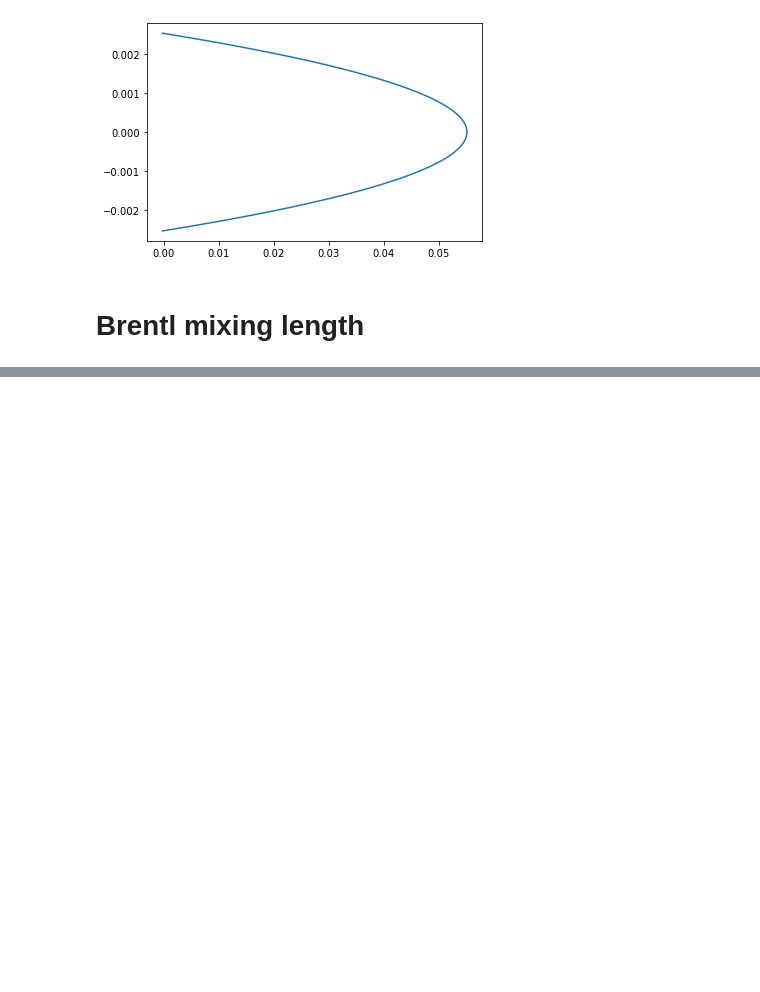
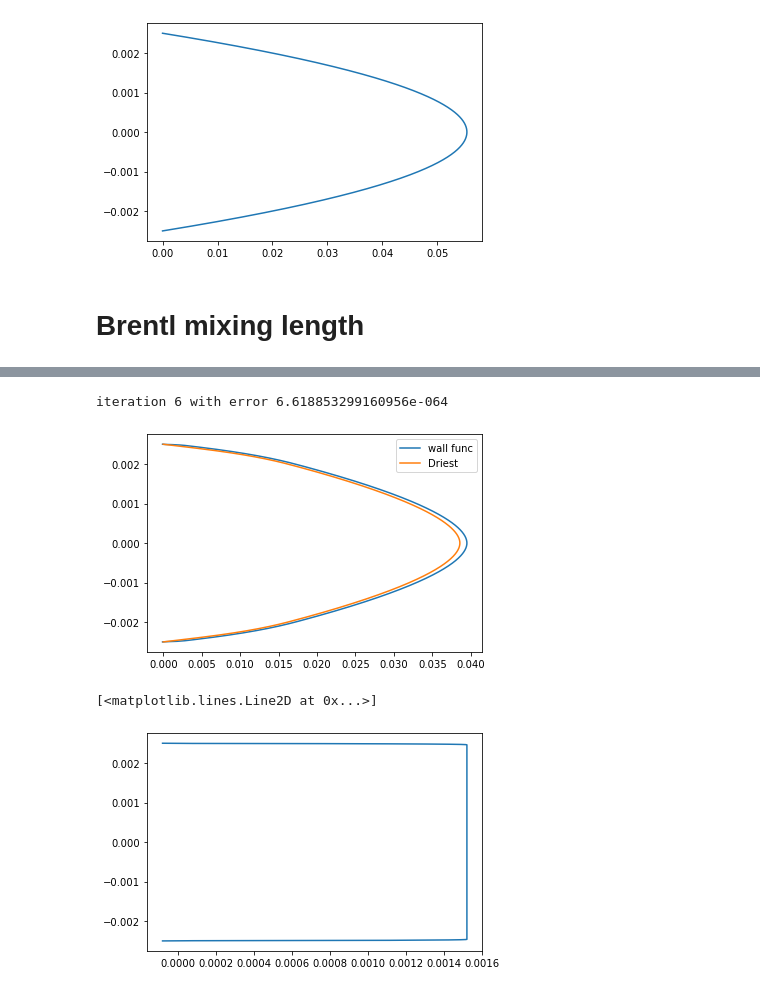
Before and after one commit to Toothpastefairy/comp_multphase_flow, a Jupyter notebook: bloodyguys.ipynb, the cells around one changed output, grey strips where cells are left out. Drawn from its saved outputs; the diff is of its cells as text; code cells hidden in the pictures; blank space fills up the shorter version.

```diff
--- a/bloodyguys.ipynb
+++ b/bloodyguys.ipynb
@@ -125,0 +239,48 @@ plt.show()
+# %%
+# Wall Function Constants
+velocity_new = velocity_turbulent
+E = 9.8
+kappa = 0.41
+
+i = 0
+error = 1
+epsilon = 1e-5
+while error > epsilon:
+    velocity = velocity_new
+
+    # Calculate the new y_plus
+    tau_wall = velocity[1] / system.y_wall[1]
+    u_tau = np.sqrt(tau_wall / system.rho)
+    nu_0 = (mu_turbulent / system.rho)
+    y_plus = system.y_wall * u_tau / nu_0
+
+    # Add new nu for at wall
+    nu_plus = np.zeros(system.Ny+2)
+    mask = (y_plus < 11.25) * (y_plus > 0)
+    nu_plus[mask] = nu_0[mask] * (y_plus[mask] * kappa / np.log(E * y_plus[mask]) - 1)
+    nu = nu_0 + nu_plus
+    mu = nu * system.rho
+
+    # Calculate new velocity
+    velocity_new = system.simulate(mu)
+
+    # Error difference in old and new velocity
+    error = np.sum(np.abs((velocity_new - velocity) / velocity))
+    i+=1
+    print("iteration", i, "with error", error, end='\r')
+
+    if i > 200:
+        print("Oh nyo, it's bwoken")
+        break
+
+print("iteration", i, "with error", error, end='\n')
+plt.plot(velocity_new, system.y, label="wall func")
+plt.plot(velocity_Driest, system.y, label="Driest")
+plt.legend()
+plt.show()
+plt.plot(velocity_new - velocity_turbulent, system.y)
+# %% [output]
+iteration 6 with error 6.618853299160956e-064
+[figure, added]
+[<matplotlib.lines.Line2D at 0x...>]
+[figure, added]
```
Also changed, not shown: parts of 6 cells of this notebook.
